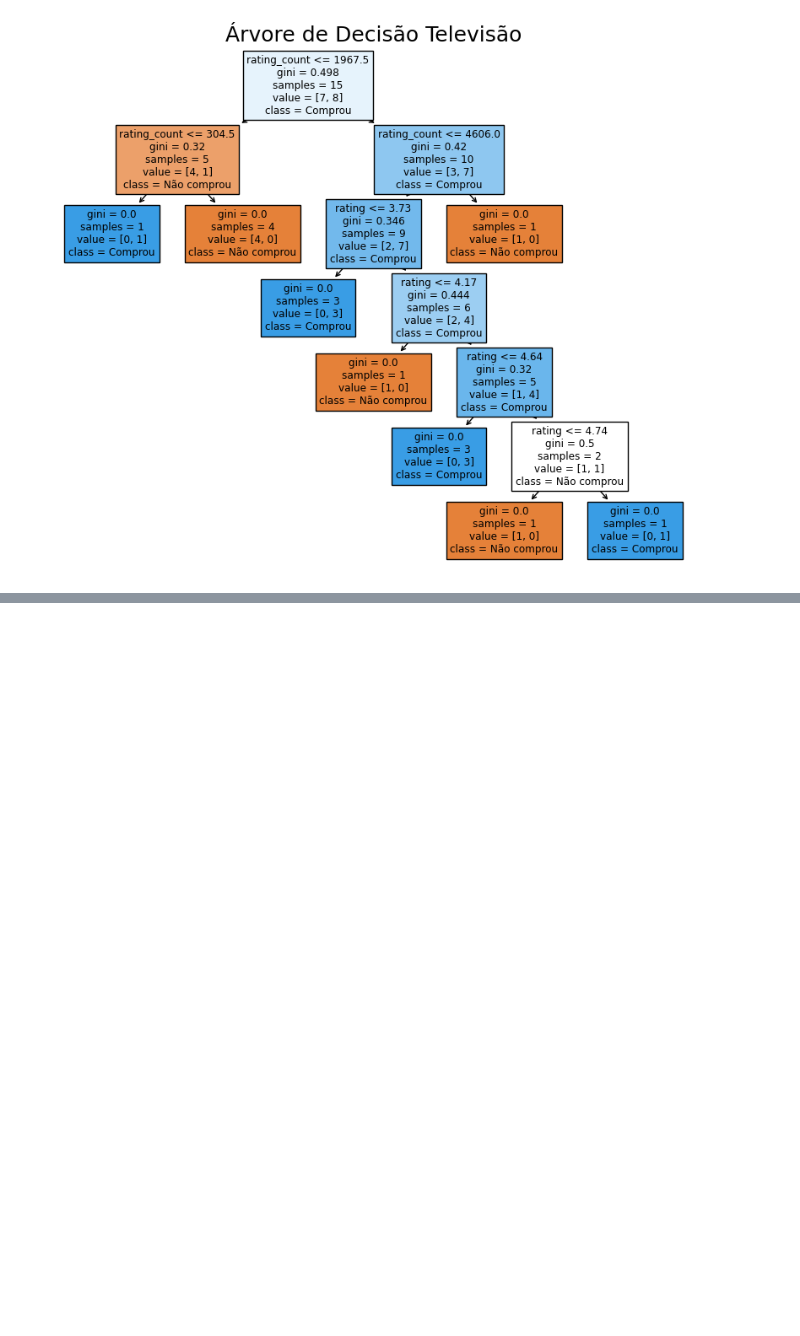
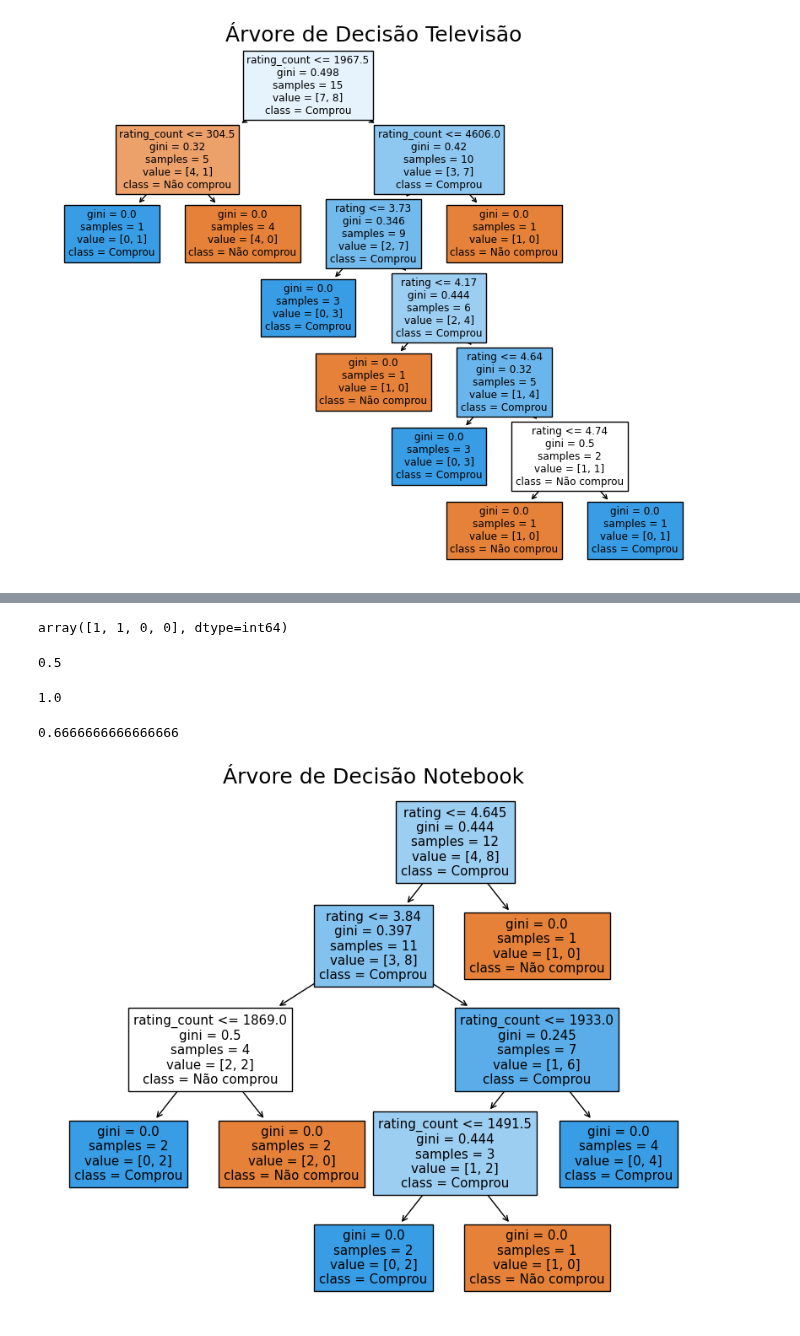
Before and after one commit to RSVictor/Codigos_IABD2024, a Jupyter notebook: Formativa/formativa.ipynb, the cells around one changed output, grey strips where cells are left out. Saved outputs shown, nothing was run; the diff lists cells and outputs as text; code cells hidden in the pictures; blank space fills up the shorter version.

```diff
--- a/Formativa/formativa.ipynb
+++ b/Formativa/formativa.ipynb
@@ -114,0 +268,45 @@ plt.show()
+# %%
+#Separando os dados do Notebook
+xnot=df.loc[df['product_name'] == 'Notebook', ['rating','rating_count']]
+ynot = df.loc[df['product_name'] == 'Notebook', 'purchased']
+# %%
+#Dividindo os dados em treino e teste
+Xnot_treino, Xnot_teste, ynot_treino, ynot_teste = train_test_split (xnot,
+                                                        ynot,
+                                                         test_size=0.2,
+                                                         random_state=42)
+# %%
+#Treinamento do modelo
+modelo_not= DecisionTreeClassifier()
+modelo_not.fit(Xnot_treino, ynot_treino)
+
+previsoes_not = modelo.predict(Xnot_teste) # dentro de modelo predict é colocoda os Xteste
+previsoes_not
+# %% [output]
+array([1, 1, 0, 0], dtype=int64)
+# %%
+precisao_not = precision_score(ynot_teste,previsoes_not,pos_label=1)
+precisao_not
+# %% [output]
+0.5
+# %%
+recall_not = recall_score(ynot_teste,previsoes_not,pos_label=1)
+recall_not
+# %% [output]
+1.0
+# %%
+f1score_not= f1_score(ynot_teste,previsoes_not,pos_label=1)
+f1score_not
+# %% [output]
+0.6666666666666666
+# %%
+#Arvore de decisão
+plt.figure(figsize=(10, 8))
+tree.plot_tree(modelo_not,
+               feature_names=['rating','rating_count'],
+               class_names=['Não comprou', 'Comprou'],
+               filled=True)
+plt.title('Árvore de Decisão Notebook', fontsize=18)
+plt.show()
+# %% [output]
+[figure, added]
```
Also changed, not shown: parts of 32 cells of this notebook.
